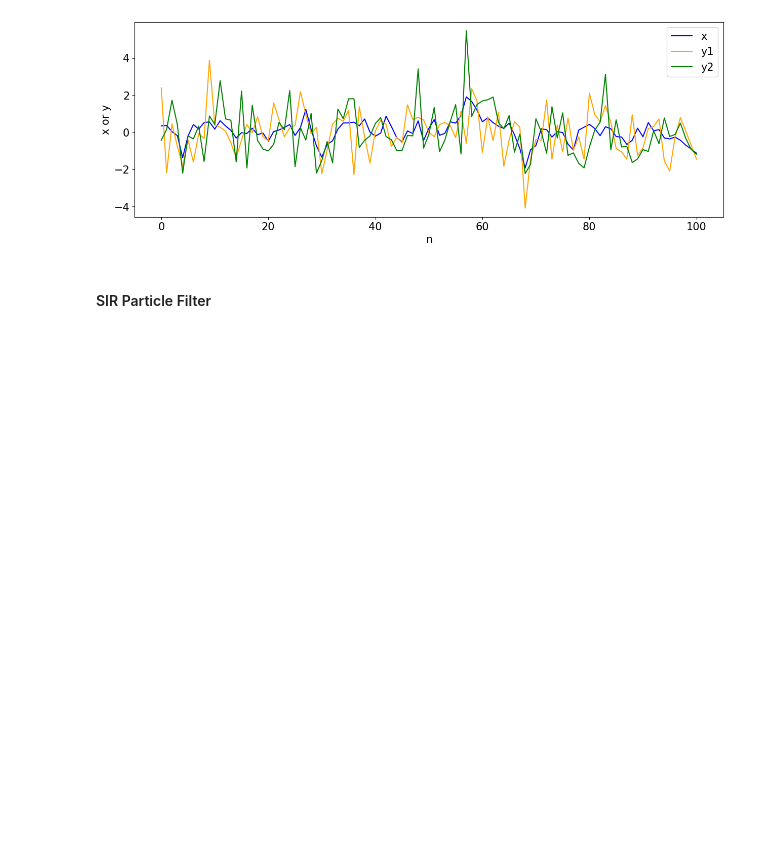
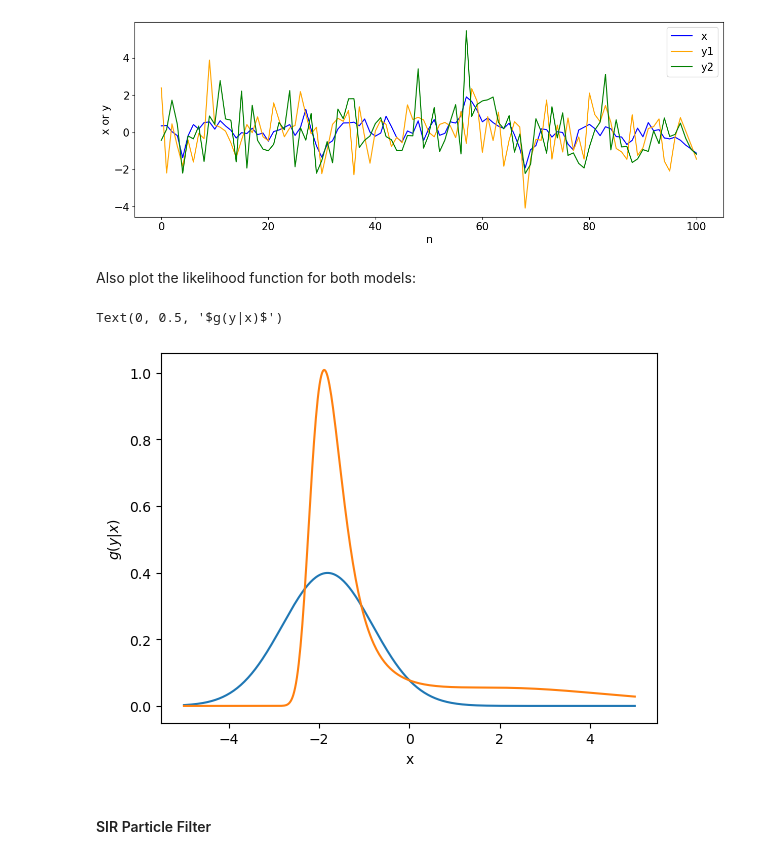
Before and after one commit to Gautam-Chauhan/Advanced-Simulation-Coursework, a Jupyter notebook: Q2.ipynb, the cells around one changed output. Cells and saved outputs as stored; diff of their text form; code cells hidden in the pictures; blank space fills up the shorter version.

Commit message:
Plotted some additional graphs to aid explanations for Q2

```diff
--- a/Q2.ipynb
+++ b/Q2.ipynb
@@ -68,6 +68,31 @@ plt.legend(fontsize=15)
 # %% [output]
 <matplotlib.legend.Legend at 0x...>
 [figure]
+# %% [markdown]
+Also plot the likelihood function for both models:
+# %%
+def g(y,x,model):
+    if model==1:
+        mean = x
+        var = 1
+    else:
+        mean = x
+        var = np.exp(x/2)**2
+
+    val = 1/np.sqrt(2*np.pi*var)*np.exp(-1/(2*var)*(y-mean)**2)
+    return val
+# %%
+x = np.linspace(-5,5,500)
+g1 = g(y1[4],x,model=1)
+g2 = g(y1[4],x,model=2)
+# %%
+plt.plot(x,g1,label="Model 1")
+plt.plot(x,g2,label="Model 2")
+plt.xlabel("x")
+plt.ylabel(r"$g(y|x)$")
+# %% [output]
+Text(0, 0.5, '$g(y|x)$')
+[figure, added]
 # %% [markdown]
 #### SIR Particle Filter
 # %% [markdown]
```
Also changed, not shown: parts of 6 cells of this notebook.
